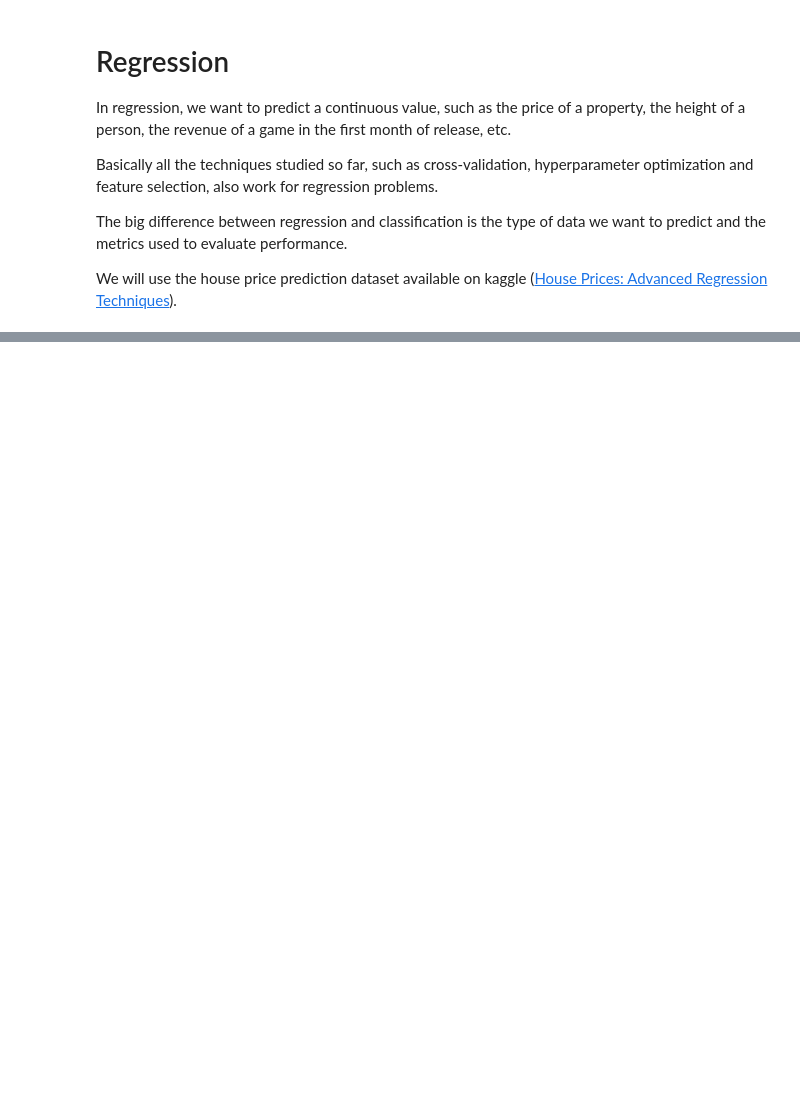
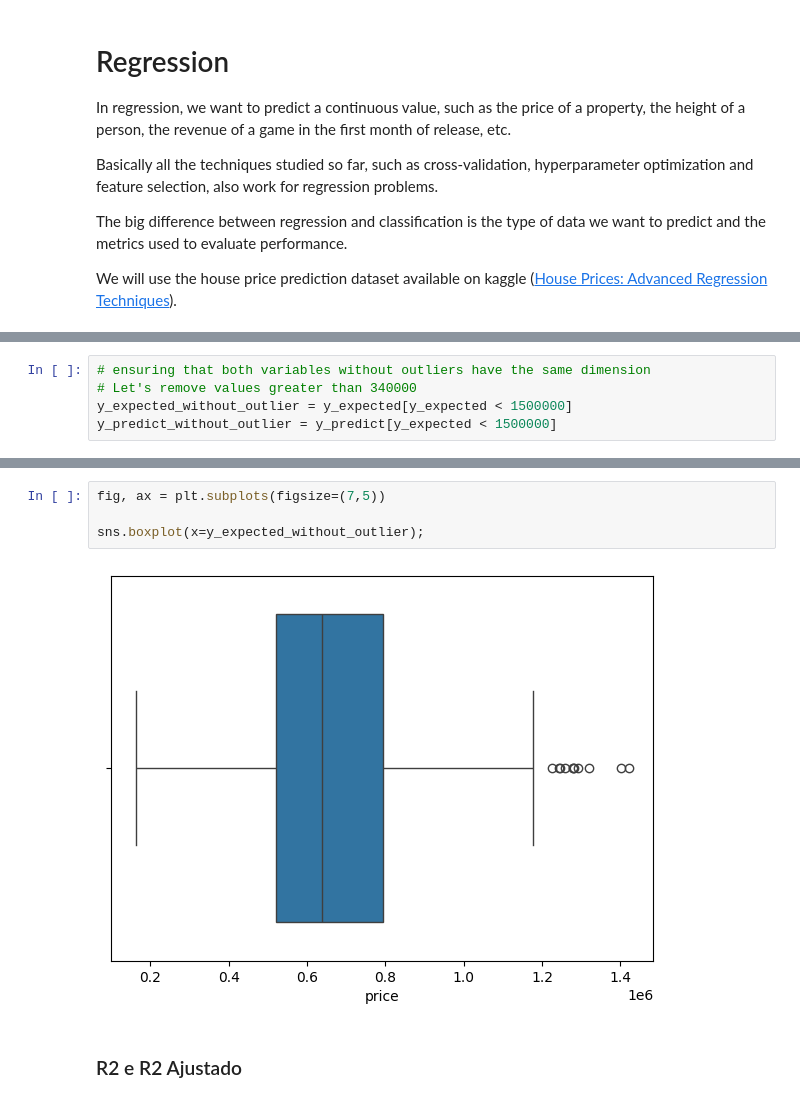
Before and after one commit to DellaCortef/supervised-learning-regression-reference, a Jupyter notebook: regression-I/regression-metrics.ipynb, the cells around one changed output, grey strips where cells are left out. Cells and saved outputs as stored; diff of their text form; blank space fills up the shorter version.

```diff
--- a/regression-I/regression-metrics.ipynb
+++ b/regression-I/regression-metrics.ipynb
@@ -17,0 +265,5 @@ df.head()
+# %%
+# ensuring that both variables without outliers have the same dimension
+# Let's remove values greater than 340000
+y_expected_without_outlier = y_expected[y_expected < 1500000]
+y_predict_without_outlier = y_predict[y_expected < 1500000]
@@ -17,0 +294,8 @@ df.head()
+# %%
+fig, ax = plt.subplots(figsize=(7,5))
+
+sns.boxplot(x=y_expected_without_outlier);
+# %% [output]
+[figure, added]
+# %% [markdown]
+### R2 e R2 Ajustado
```
Also changed, not shown: parts of 26 cells of this notebook.
